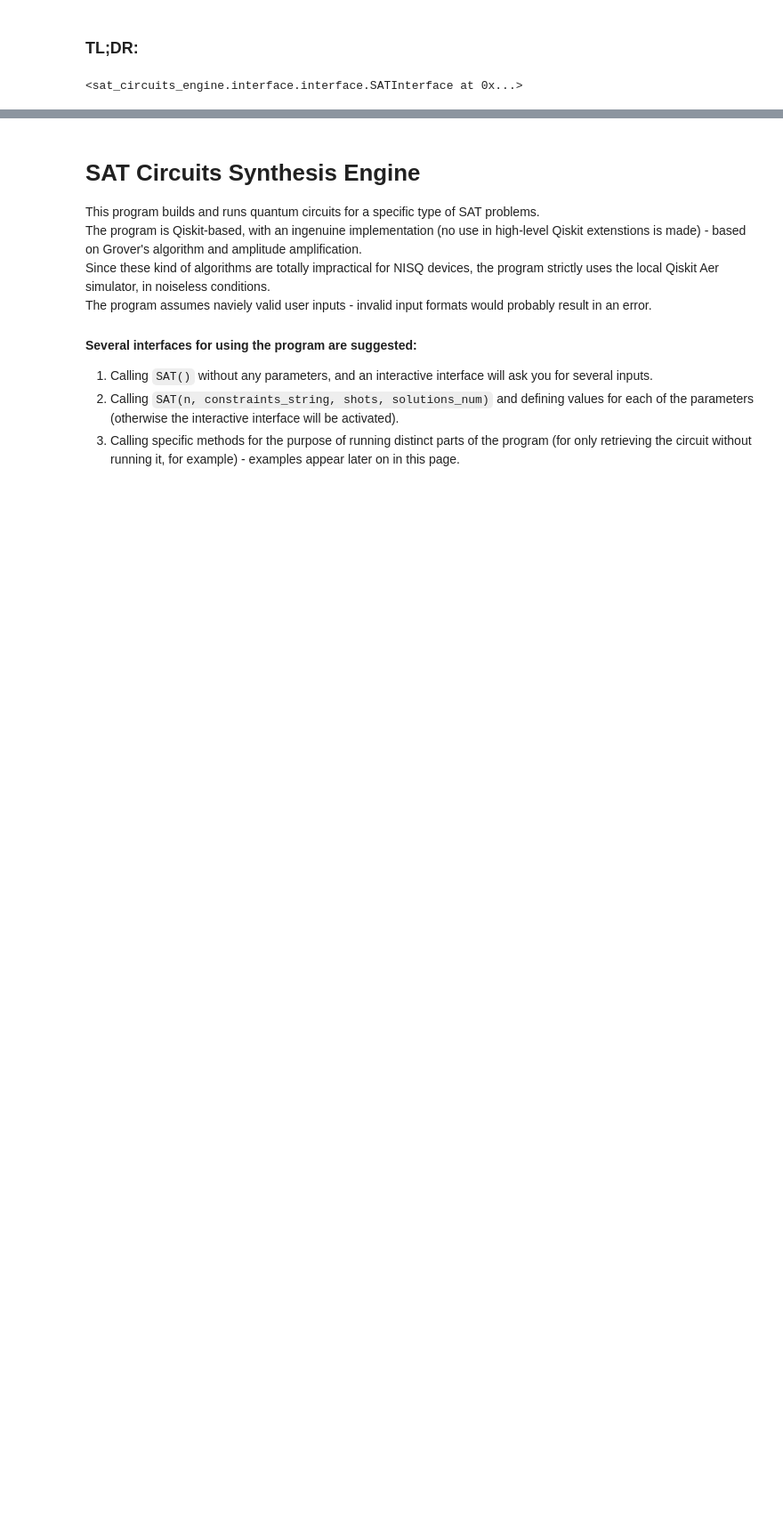
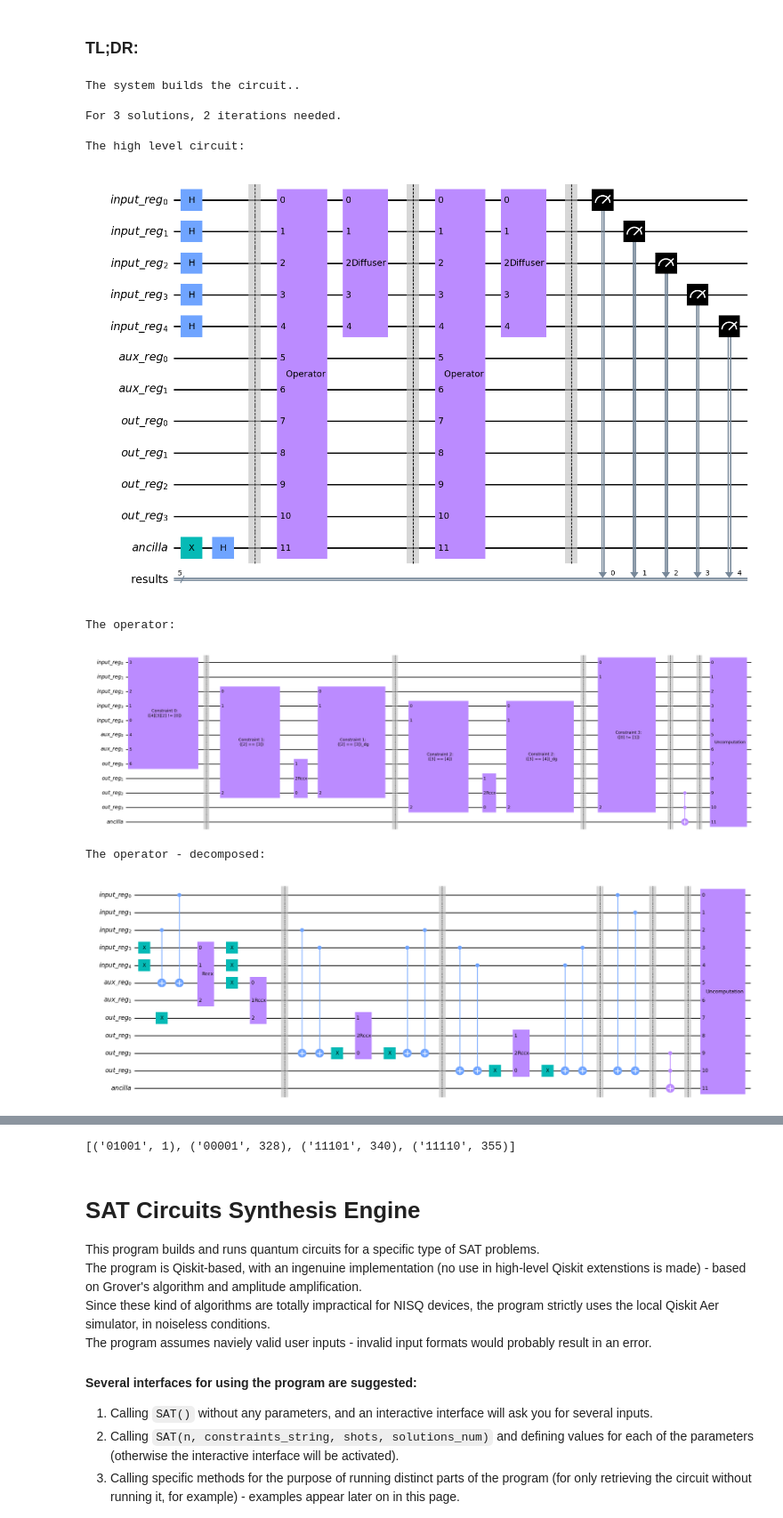
Before and after one commit to ohadlev77/sat-circuits-engine, a Jupyter notebook: sat_circuits_engine/main.ipynb, the cells around one changed output, grey strips where cells are left out. Shown at 89% size. Cells and saved outputs as stored; diff of their text form; code cells hidden in the pictures; blank space fills up the shorter version.

Commit message:
1. Added tests for data (in test_data.json) in test_interface.py. 2. A distilled reresentation of the results is now integrated into SATInterface.

```diff
--- a/sat_circuits_engine/main.ipynb
+++ b/sat_circuits_engine/main.ipynb
@@ -3,14 +3,27 @@
 # %%
 # TL;DR - Run this cell to see the program's functionality for the stated below data.
 # For a more detailed guide-through, please skip this cell.
 
 from sat_circuits_engine.interface import SATInterface
 
-SATInterface(
+interface = SATInterface(
     num_input_qubits=5,
     constraints_string='([4][3][2] != [0]),([2] == [3]),([3] == [4]),([0] != [1])',
-#     shots=1024,
-#     solutions_num=3
 )
+
+qc = interface.obtain_overall_sat_circuit(solutions_num=3)
+interface.display_circuits(qc)
+
+counts, counts_sorted = interface.run_overall_sat_circuit(qc, 1024)
+interface.display_results(qc, 1024, counts, counts_sorted)
 # %% [output]
-<sat_circuits_engine.interface.interface.SATInterface at 0x...>
+The system builds the circuit..
+
+For 3 solutions, 2 iterations needed.
+
+The high level circuit:
+[figure, added]
+The operator:
+[figure, added]
+The operator - decomposed:
+[figure, added]
@@ -17,3 +42,4 @@ SATInterface(
+[('01001', 1), ('00001', 328), ('11101', 340), ('11110', 355)]
 # %% [markdown]
 # SAT Circuits Synthesis Engine
 
```
Also changed, not shown: parts of 9 cells of this notebook, 7 other files.
